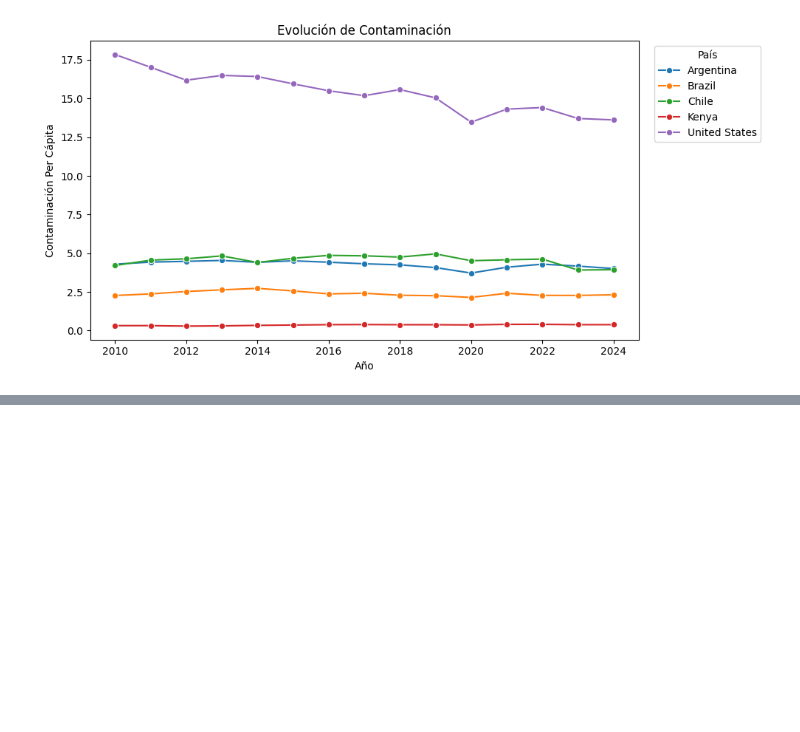
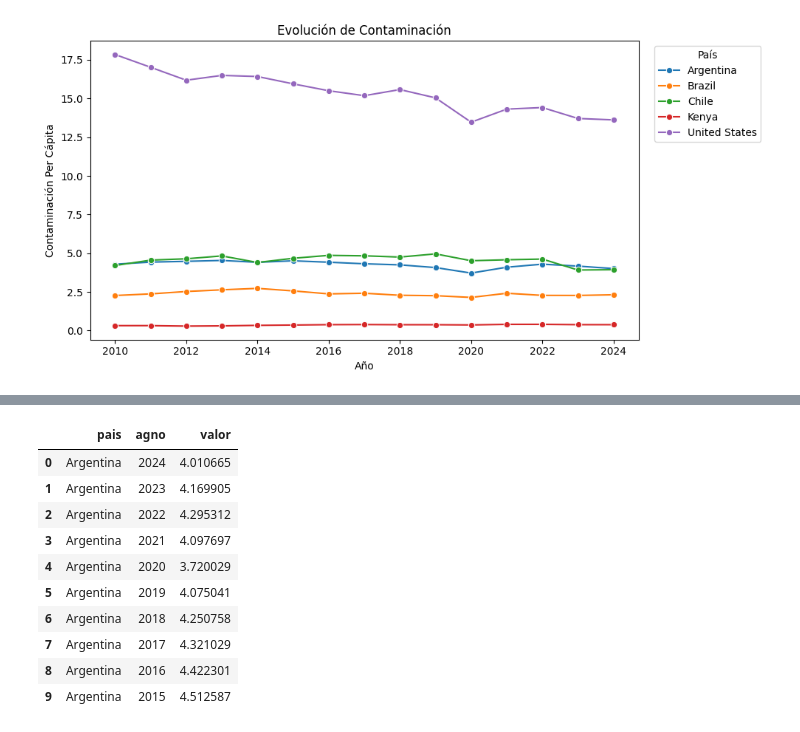
Before and after one commit to aromaydelicadeza/interacting-with-api-python-project-tutorial, a Jupyter notebook: src/explore.ipynb, the cells around one changed output, grey strips where cells are left out. Saved outputs shown, nothing was run; the diff lists cells and outputs as text; code cells hidden in the pictures; blank space fills up the shorter version.

```diff
--- a/src/explore.ipynb
+++ b/src/explore.ipynb
@@ -136,0 +167,27 @@ plt.show
+# %%
+import sqlite3
+
+conexion = sqlite3.connect('banco_mundial.db')
+
+for nombre_tabla, df in tablas.items():
+    df.to_sql(nombre_tabla,conexion,if_exists='replace',index=False)
+# %%
+query = 'SELECT * FROM co2_per_capita LIMIT 10;'
+
+df_resultado = pd.read_sql_query(query,conexion)
+
+conexion.close()
+
+df_resultado
+# %% [output]
+|  | pais | agno | valor |
+| 0 | Argentina | 2024 | 4.010665 |
+| 1 | Argentina | 2023 | 4.169905 |
+| 2 | Argentina | 2022 | 4.295312 |
+| 3 | Argentina | 2021 | 4.097697 |
+| 4 | Argentina | 2020 | 3.720029 |
+| 5 | Argentina | 2019 | 4.075041 |
+| 6 | Argentina | 2018 | 4.250758 |
+| 7 | Argentina | 2017 | 4.321029 |
+| 8 | Argentina | 2016 | 4.422301 |
+| 9 | Argentina | 2015 | 4.512587 |
```
Also changed, not shown: parts of 4 cells of this notebook, 1 other file.
